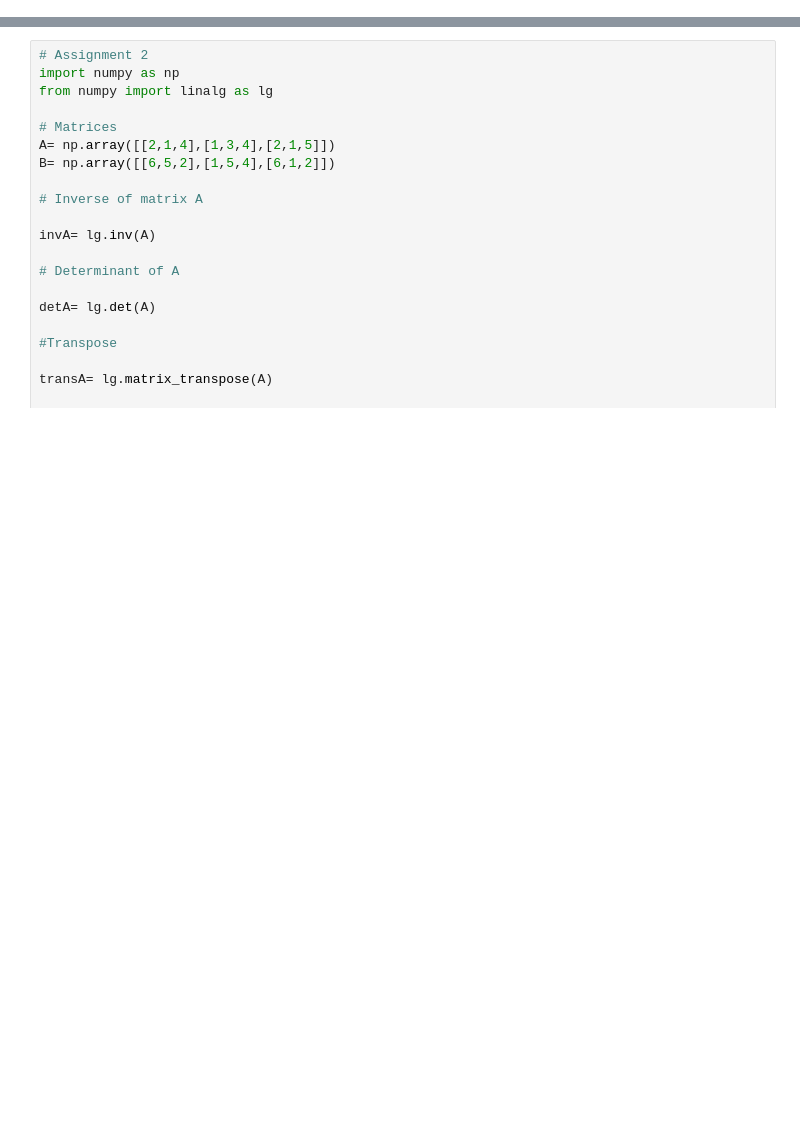
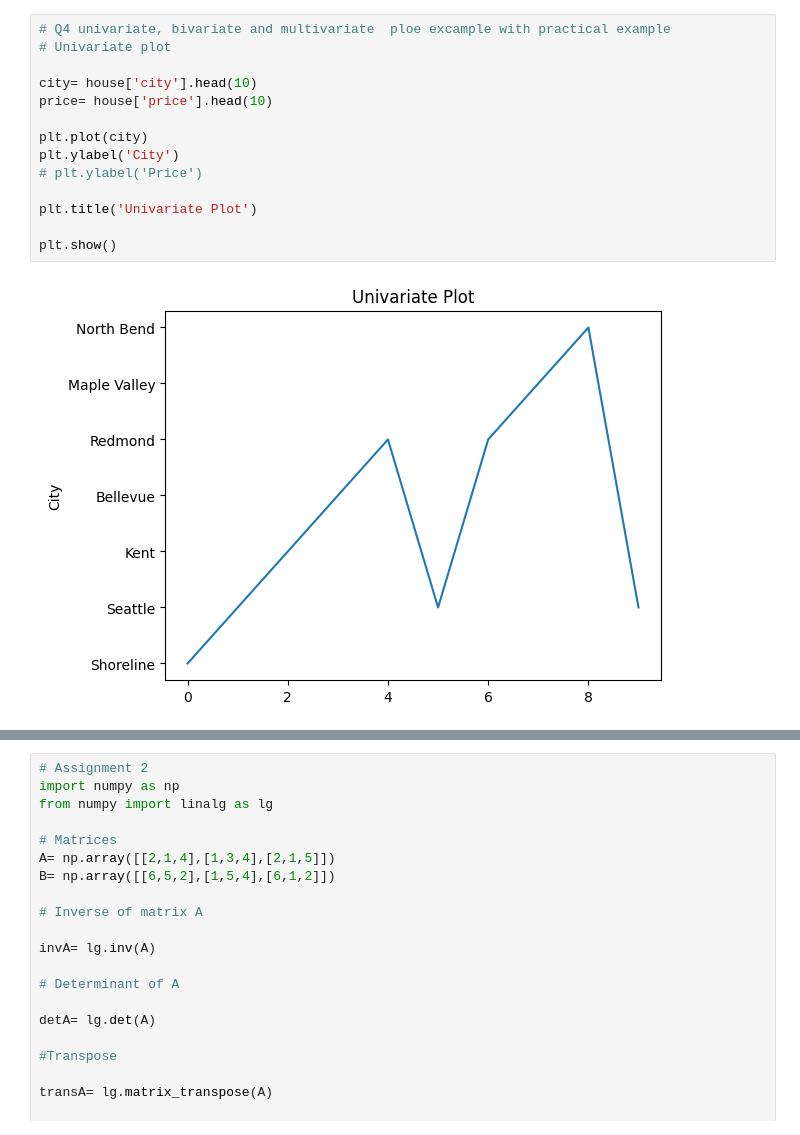
Before and after one commit to AliAtherAyyubi/Python-Libraries, a Jupyter notebook: Tutorials/task.ipynb, the cells around one changed output, grey strips where cells are left out. Cells and saved outputs as stored; diff of their text form; blank space fills up the shorter version.

```diff
--- a/Tutorials/task.ipynb
+++ b/Tutorials/task.ipynb
@@ -0,0 +40,16 @@
+# %%
+# Q4 univariate, bivariate and multivariate  ploe excample with practical example
+# Univariate plot
+
+city= house['city'].head(10)
+price= house['price'].head(10)
+
+plt.plot(city)
+plt.ylabel('City')
+# plt.ylabel('Price')
+
+plt.title('Univariate Plot')
+
+plt.show()
+# %% [output]
+[figure, added]
```
Also changed, not shown: parts of 5 cells of this notebook, 3 other files.
